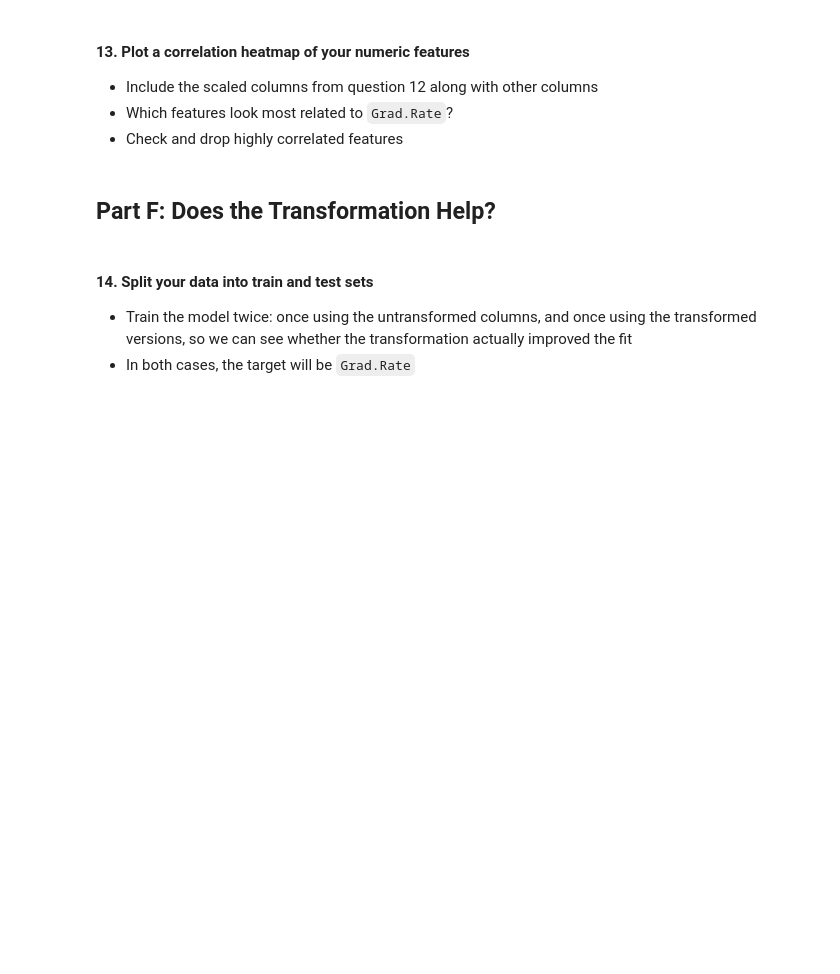
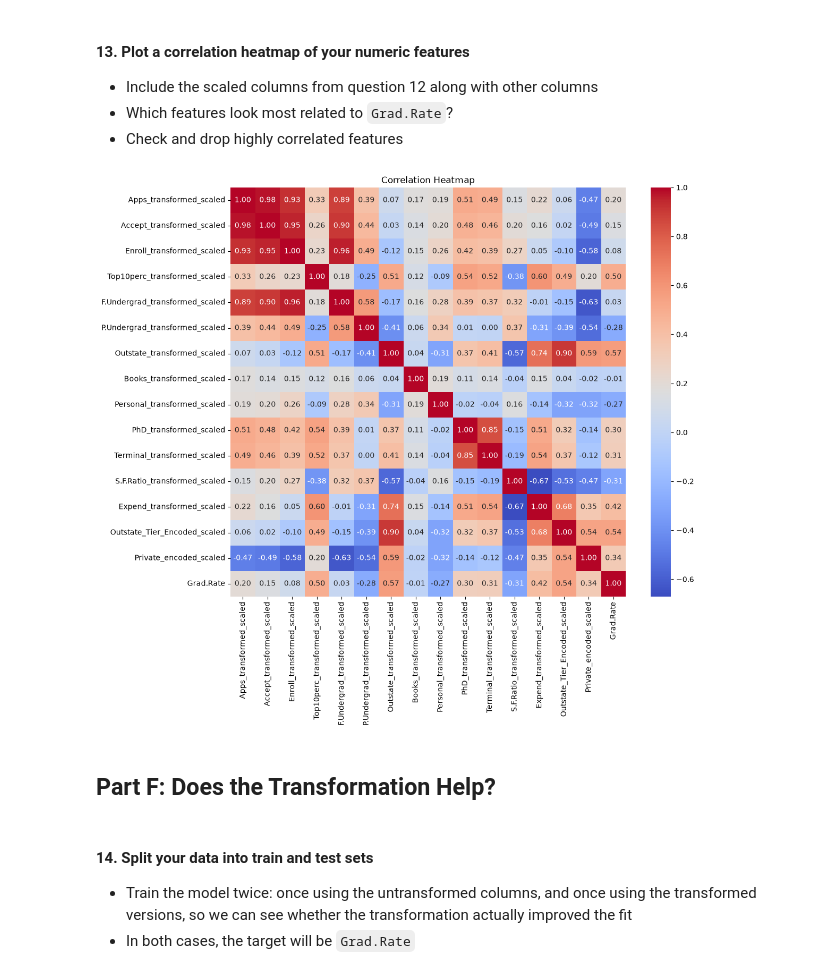
Before and after one commit to MohamedJassim05/labs, a Jupyter notebook: Exercises SML/6.8/6.8.E1 Transformation Exercise.ipynb, the cells around one changed output. Cells and saved outputs as stored; diff of their text form; code cells hidden in the pictures; blank space fills up the shorter version.

```diff
--- a/Exercises SML/6.8/6.8.E1 Transformation Exercise.ipynb
+++ b/Exercises SML/6.8/6.8.E1 Transformation Exercise.ipynb
@@ -223,0 +445,3 @@ trans_cols = []
+# %%
+# Your code here
+college['Outstate_Tier'] = pd.cut(college['Outstate'],bins=3,labels=['Low', 'Medium', 'High'])
@@ -229,0 +468,2 @@ trans_cols = []
+# %%
+college['Outstate_Tier_Encoded'] = college['Outstate_Tier'].map({'Low': 1,'Medium': 2,'High': 3})
@@ -233,6 +489,7 @@ trans_cols = []
 - Create a new coumn that maps `Yes` to 1 and `No` to 0.
 # %%
 # Your code here
+college['Private_encoded'] = college['Private'].map({'Yes': 1, 'No': 0})
 # %% [markdown]
 ## Part E: Scale and Explore
 # %% [markdown]
@@ -245,0 +499,9 @@ cols_to_scale = []
+# %%
+cols_to_scale = []
+scaler = StandardScaler()
+# Your code here
+trans_cols = [col for col in college.columns if col.endswith('_transformed')]
+cols_to_scale = trans_cols + ['Outstate_Tier_Encoded', 'Private_encoded']
+
+for col in cols_to_scale:
+    college[col + '_scaled'] = scaler.fit_transform(college[[col]])
@@ -253,0 +530,12 @@ cols_to_scale = []
+# %%
+# Your code here
+
+scaled_cols = [col for col in college.columns if 'scaled' in col]
+scaled_cols.append('Grad.Rate')
+
+plt.figure(figsize=(12,10))
+sns.heatmap(college[scaled_cols].corr(),annot=True,cmap='coolwarm',fmt='.2f')
+plt.title('Correlation Heatmap')
+plt.show()
+# %% [output]
+[figure, added]
```
Also changed, not shown: parts of 35 cells of this notebook, 3 other files.
